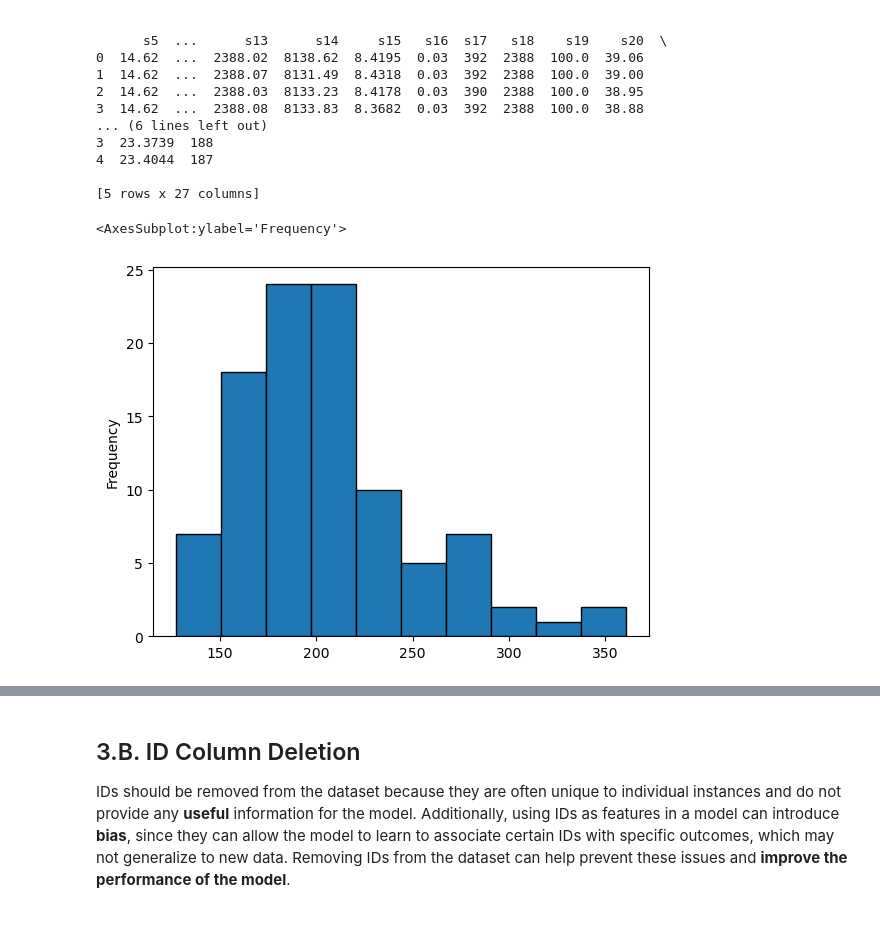
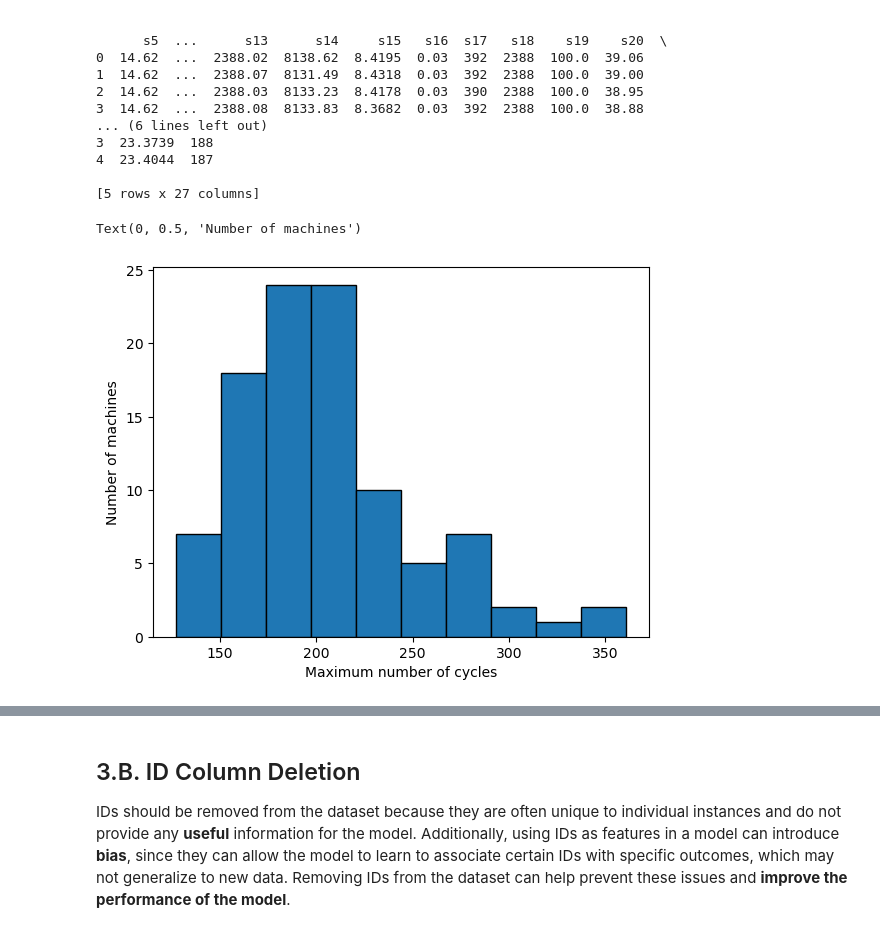
Before and after one commit to xavier-santos/Challenge2-Team7-MEIA-2022-2023, a Jupyter notebook: Notebooks/Challenge 2 - Data Importation and Preparation.ipynb, the cells around one changed output, grey strips where cells are left out. Drawn from its saved outputs; the diff is of its cells as text; code cells hidden in the pictures.

```diff
--- a/Notebooks/Challenge 2 - Data Importation and Preparation.ipynb
+++ b/Notebooks/Challenge 2 - Data Importation and Preparation.ipynb
@@ -126,10 +126,12 @@ print(df.head(5))
 [5 rows x 27 columns]
 # %%
 maxttfbyid = df.groupby("id")["ttf"].max()
-maxttfbyid.plot(kind='hist', edgecolor='black')
+ax = maxttfbyid.plot(kind='hist', edgecolor='black')
+ax.set_xlabel("Maximum number of cycles")
+ax.set_ylabel("Number of machines")
 # %% [output]
-<AxesSubplot:ylabel='Frequency'>
+Text(0, 0.5, 'Number of machines')
-[figure, old version]
+[figure, new version]
 # %%
 a = df.loc[df['ttf'] == 0]
 print(a)
```
Also changed, not shown: parts of 2 cells of this notebook, 1 other file.
